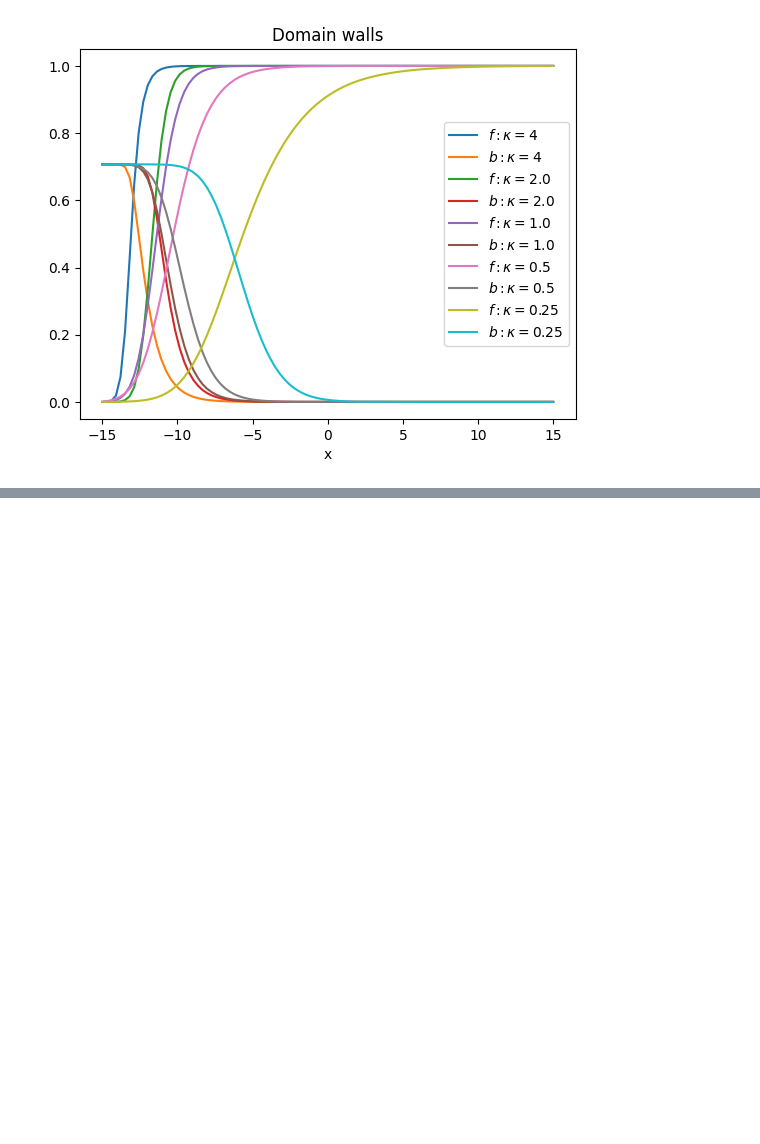
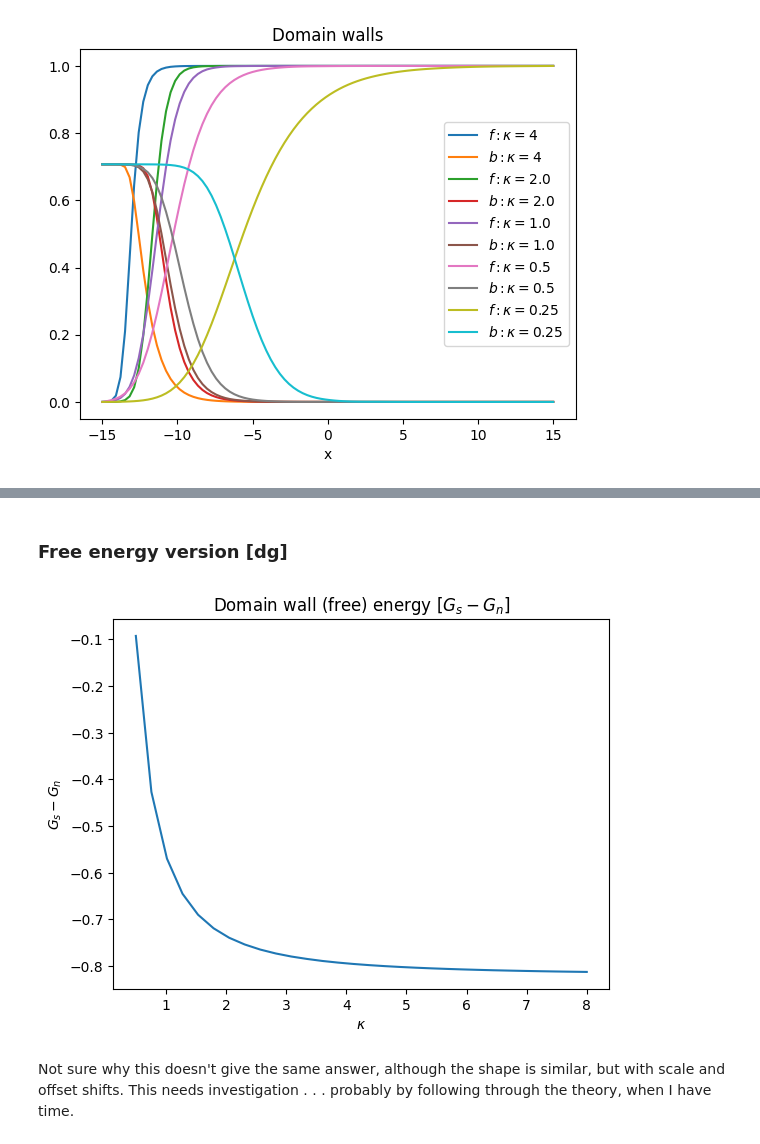
Before and after one commit to drmikecooke/glbook, a Jupyter notebook: domain.ipynb, the cells around one changed output, grey strips where cells are left out. Saved outputs shown, nothing was run; the diff lists cells and outputs as text; code cells hidden in the pictures; blank space fills up the shorter version.

```diff
--- a/domain.ipynb
+++ b/domain.ipynb
@@ -74,0 +93,27 @@ plt.show()
+# %% [markdown]
+### Free energy version [dg]
+# %%
+def dg(kappa,h,b,f,df): # gibbs free energy difference between superconducting and normal metals
+  return -f**2+f**4/2+(df/kappa)**2+(b-h)**2
+
+def dwg(kappa,A,B):
+  sol=glsol(kappa,A,B)
+  L=B[0]-A[0]
+  plots=sol.sol(np.linspace(A[0],B[0], 100))
+  f = plots[0] # f
+  df=plots[1]
+  b =plots[3] # b=da
+  return sum(dg(kappa,A[1],b,f,df))*L/100
+# %%
+K=np.linspace(0.5,8,30)
+D=[dwg(k,A,B) for k in K]
+# %%
+plt.plot(K,D)
+plt.xlabel("$\kappa$")
+plt.ylabel("$G_s-G_n$")
+plt.title(f"Domain wall (free) energy [$G_s-G_n$]")
+plt.show()
+# %% [output]
+[figure, added]
+# %% [markdown]
+Not sure why this doesn't give the same answer, although the shape is similar, but with scale and offset shifts. This needs investigation . . . probably by following through the theory, when I have time.
```
Also changed, not shown: parts of 4 cells of this notebook, 12 other files.
